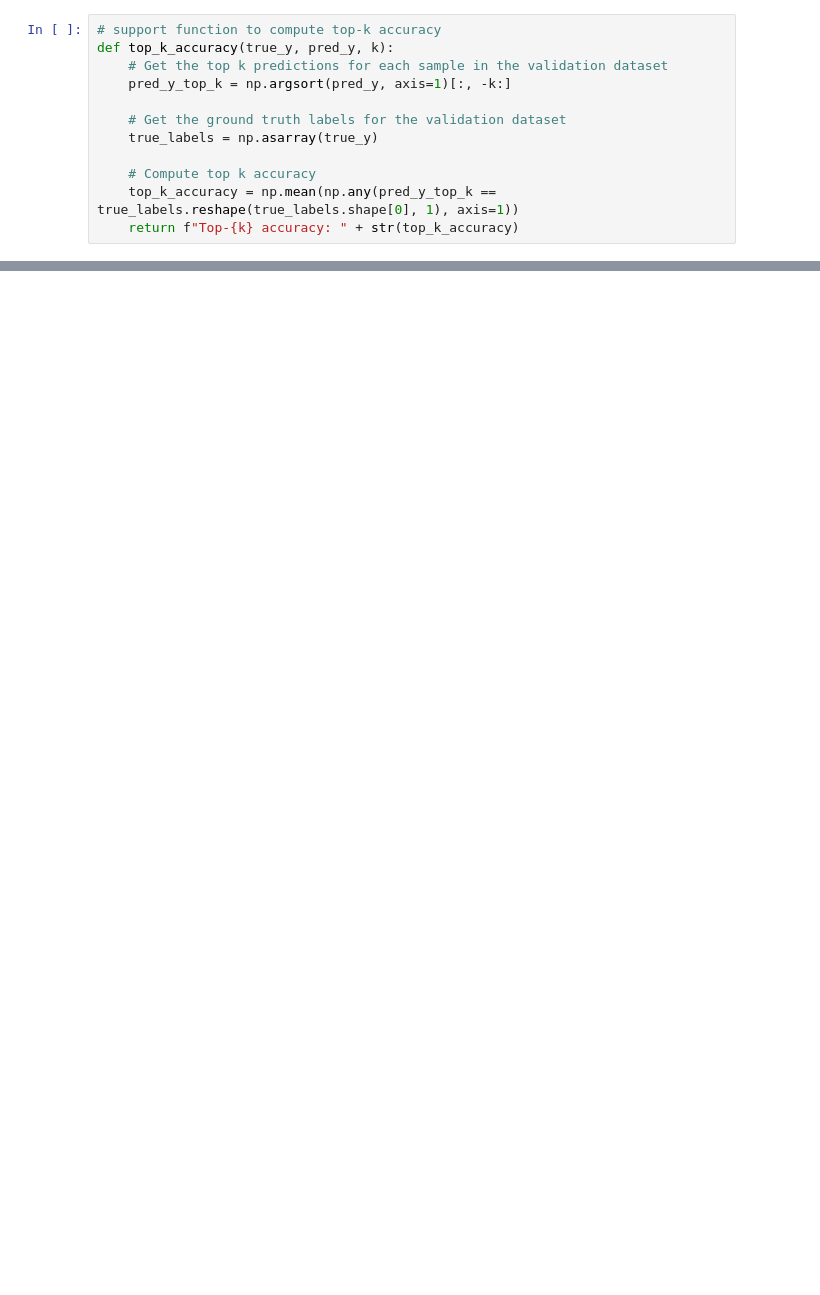
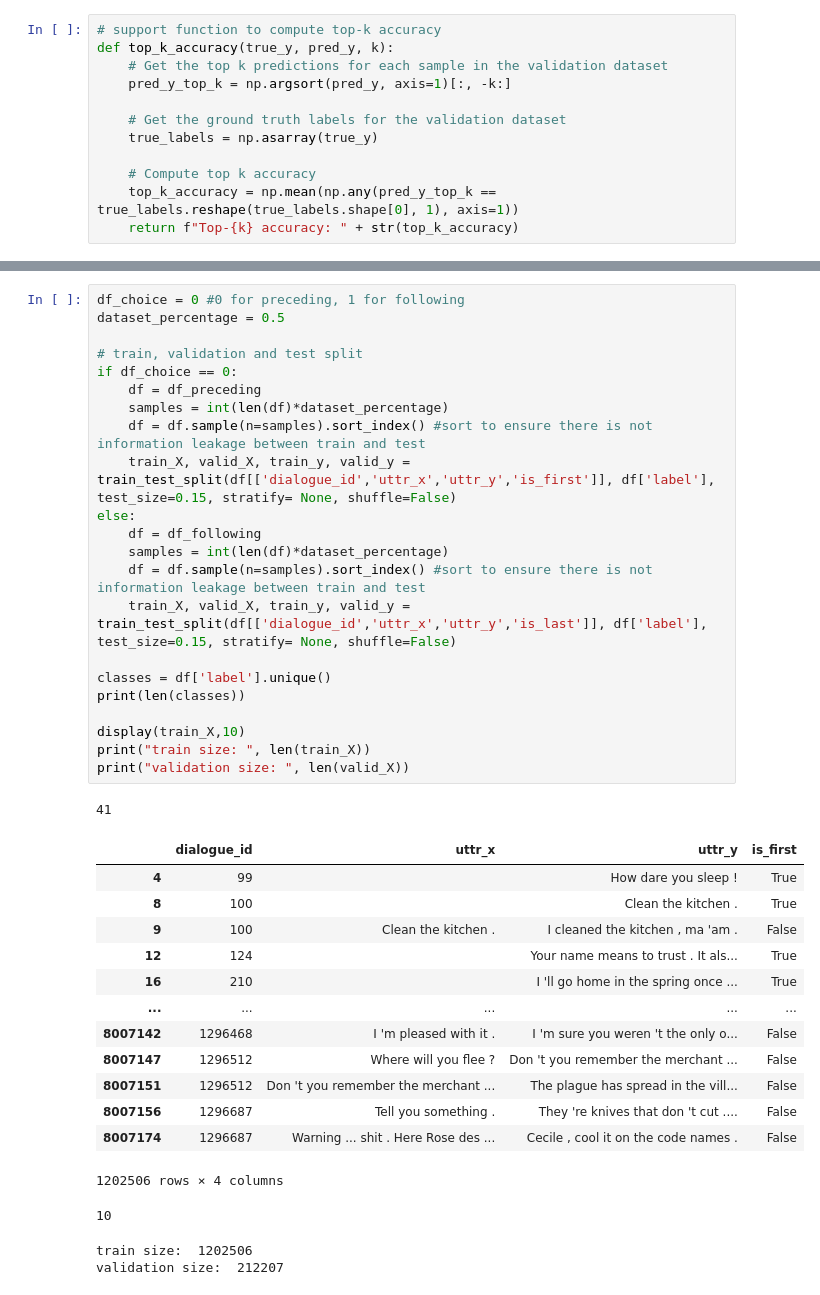
Before and after one commit to SimonGiampy/Natural-Language-Processing-Sentiment-Analysis, a Jupyter notebook: Code/deliverable.ipynb, the cells around one changed output, grey strips where cells are left out. Cells and saved outputs as stored; diff of their text form; blank space fills up the shorter version.

```diff
--- a/Code/deliverable.ipynb
+++ b/Code/deliverable.ipynb
@@ -104,0 +472,40 @@ def top_k_accuracy(true_y, pred_y, k):
+# %%
+df_choice = 0 #0 for preceding, 1 for following
+dataset_percentage = 0.5
+
+# train, validation and test split
+if df_choice == 0:
+    df = df_preceding
+    samples = int(len(df)*dataset_percentage)
+    df = df.sample(n=samples).sort_index() #sort to ensure there is not information leakage between train and test
+    train_X, valid_X, train_y, valid_y = train_test_split(df[['dialogue_id','uttr_x','uttr_y','is_first']], df['label'], test_size=0.15, stratify= None, shuffle=False)
+else:
+    df = df_following
+    samples = int(len(df)*dataset_percentage)
+    df = df.sample(n=samples).sort_index() #sort to ensure there is not information leakage between train and test
+    train_X, valid_X, train_y, valid_y = train_test_split(df[['dialogue_id','uttr_x','uttr_y','is_last']], df['label'], test_size=0.15, stratify= None, shuffle=False)
+
+classes = df['label'].unique()
+print(len(classes))
+
+display(train_X,10)
+print("train size: ", len(train_X))
+print("validation size: ", len(valid_X))
+# %% [output]
+41
+|  | dialogue_id | uttr_x | uttr_y | is_first |
+| 4 | 99 |  | How dare you sleep ! | True |
+| 8 | 100 |  | Clean the kitchen . | True |
+| 9 | 100 | Clean the kitchen . | I cleaned the kitchen , ma 'am . | False |
+| 12 | 124 |  | Your name means to trust . It als... | True |
+| 16 | 210 |  | I 'll go home in the spring once ... | True |
+| ... | ... | ... | ... | ... |
+| 8007142 | 1296468 | I 'm pleased with it . | I 'm sure you weren 't the only o... | False |
+| 8007147 | 1296512 | Where will you flee ? | Don 't you remember the merchant ... | False |
+| 8007151 | 1296512 | Don 't you remember the merchant ... | The plague has spread in the vill... | False |
+| 8007156 | 1296687 | Tell you something . | They 're knives that don 't cut .... | False |
+| 8007174 | 1296687 | Warning ... shit . Here Rose des ... | Cecile , cool it on the code names . | False |
+1202506 rows × 4 columns
+10
+train size:  1202506
+validation size:  212207
```
Also changed, not shown: parts of 57 cells of this notebook.
